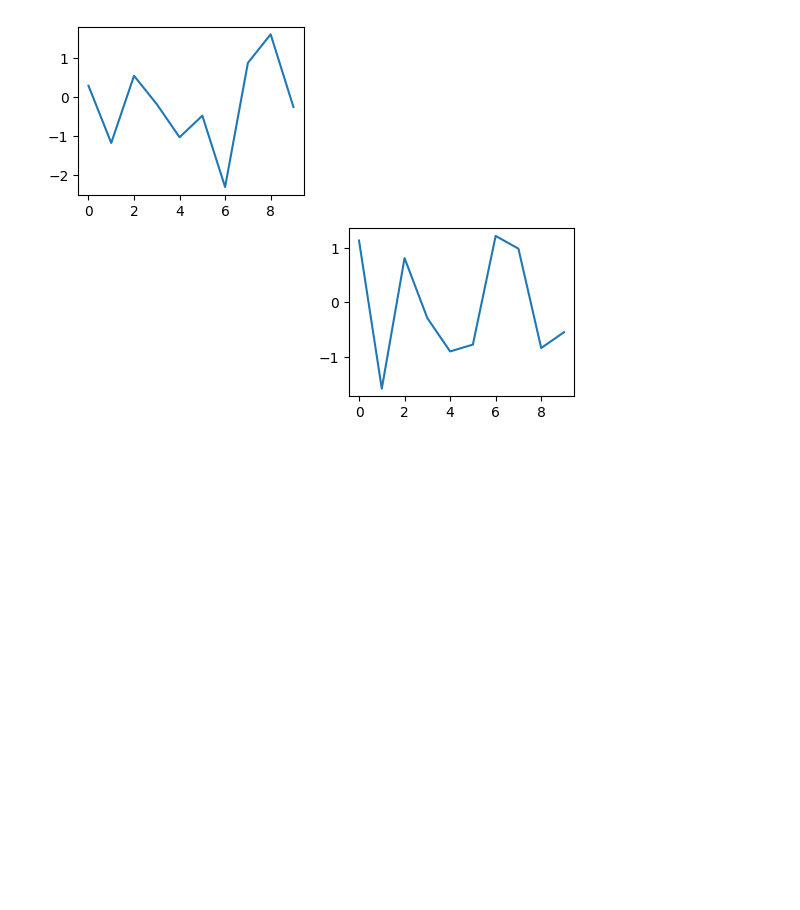
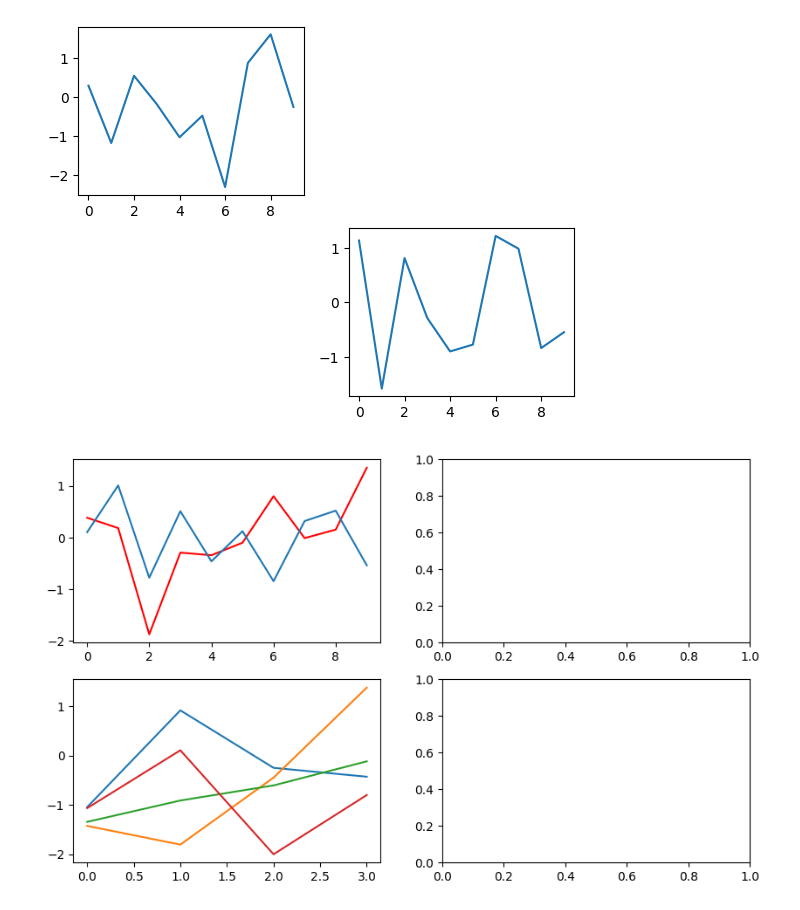
Before and after one commit to SufyanMussallami/Python-text-and-plots, a Jupyter notebook: text_plots.ipynb, the cells around one changed output. Cells and saved outputs as stored; diff of their text form; code cells hidden in the pictures; blank space fills up the shorter version.

Commit message:
2 by 2 plots using subplots() - accessing different plots

```diff
--- a/text_plots.ipynb
+++ b/text_plots.ipynb
@@ -40,3 +40,13 @@ plt.plot(np.random.randn(10))
 # %% [output]
 [<matplotlib.lines.Line2D at 0x...>]
 [figure]
+# %%
+# subplots()
+fig, ax = plt.subplots(2,2, figsize=(10,6)) # 2 rows with 2 columns
+ax[0,0].plot(np.random.randn(10), 'r') # 1st plot 1st row
+ax[0,0].plot(np.random.randn(10))
+ax[1,0].plot(np.random.randn(4,4)) # 2nd row 1st plot
+
+plt.show()
+# %% [output]
+[figure, added]
```
